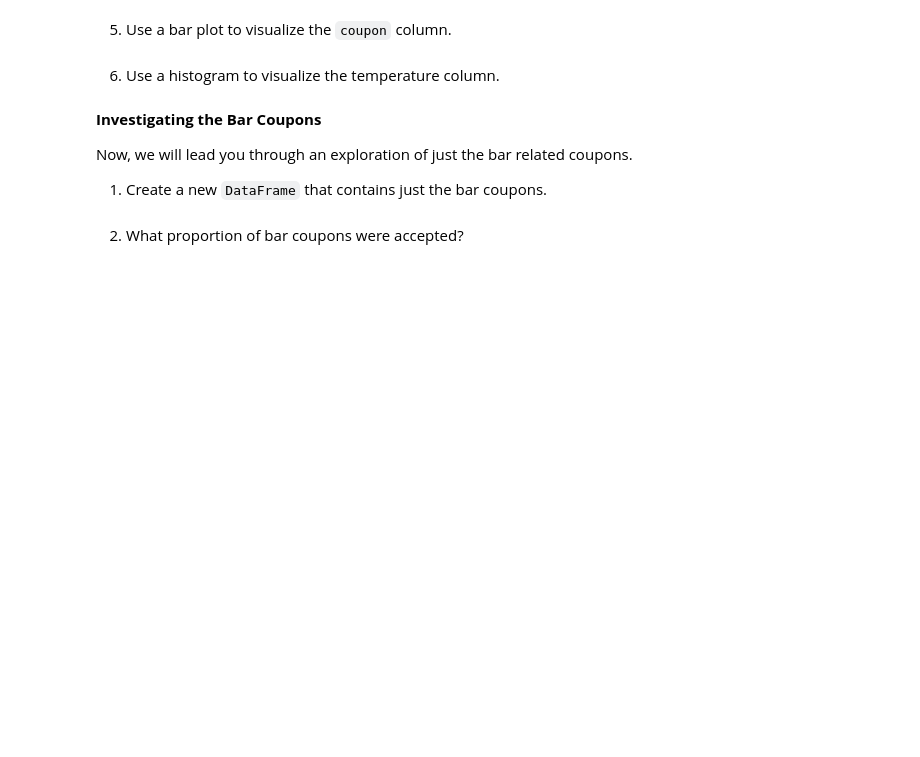
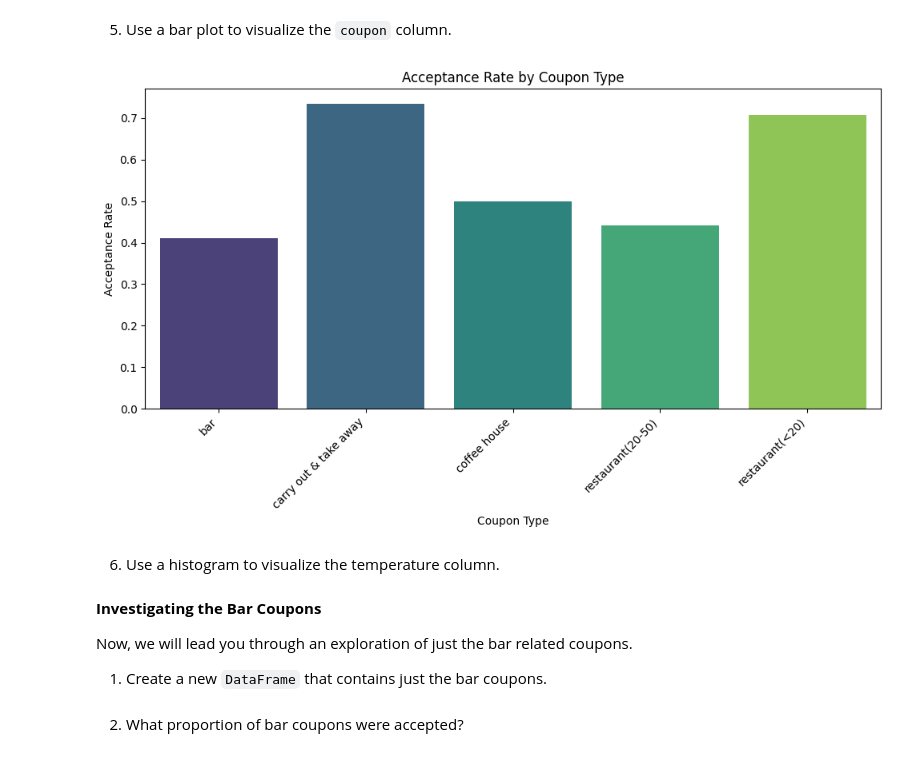
Before and after one commit to RohitKBhatnagar/CouponAcceptance, a Jupyter notebook: CouponAcceptance.ipynb, the cells around one changed output. Cells and saved outputs as stored; diff of their text form; code cells hidden in the pictures; blank space fills up the shorter version.

Commit message:
Added script towards visualizing coupon acceptance rate and its distribution.

```diff
--- a/CouponAcceptance.ipynb
+++ b/CouponAcceptance.ipynb
@@ -368,3 +368,18 @@ Y                       0
 dtype: int64
 # %% [markdown]
 4. What proportion of the total observations chose to accept the coupon?
+# %%
+# Proportion of accepted coupons
+acceptance_rate = data['Y'].mean()
+
+print(f"Proportion of accepted coupons: {acceptance_rate:.2%}") #- Taking the mean of a binary column gives the proportion of 1s (accepted). Displayign the value as %
+
+# Let's try to visualize the break down where coupon was accepted vs not accepted
+# We need to ensure Y column is numeric
+data['Y'] = pd.to_numeric(data['Y'], errors='coerce')
+
+# Group by coupon type and calculate acceptance rate
+acceptance_by_coupon = data.groupby('coupon')['Y'].mean().reset_index()
+acceptance_by_coupon.rename(columns={'Y': 'acceptance_rate'}, inplace=True)
+
+print(acceptance_by_coupon)
@@ -371,5 +394,17 @@ dtype: int64
 # %% [markdown]
 5. Use a bar plot to visualize the `coupon` column.
+# %%
+# Visualization
+plt.figure(figsize=(10,6))
+sns.barplot(data=acceptance_by_coupon, x='coupon', y='acceptance_rate', hue='coupon', palette='viridis')
+plt.title("Acceptance Rate by Coupon Type")
+plt.ylabel("Acceptance Rate")
+plt.xlabel("Coupon Type")
+plt.xticks(rotation=45, ha='right')
+plt.tight_layout()
+plt.show()
+# %% [output]
+[figure, added]
 # %% [markdown]
 6. Use a histogram to visualize the temperature column.
 # %% [markdown]
```
Also changed, not shown: parts of 2 cells of this notebook.
